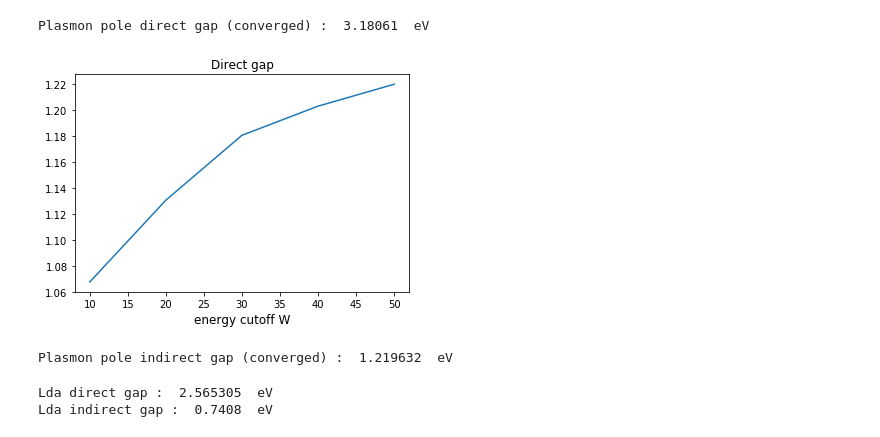
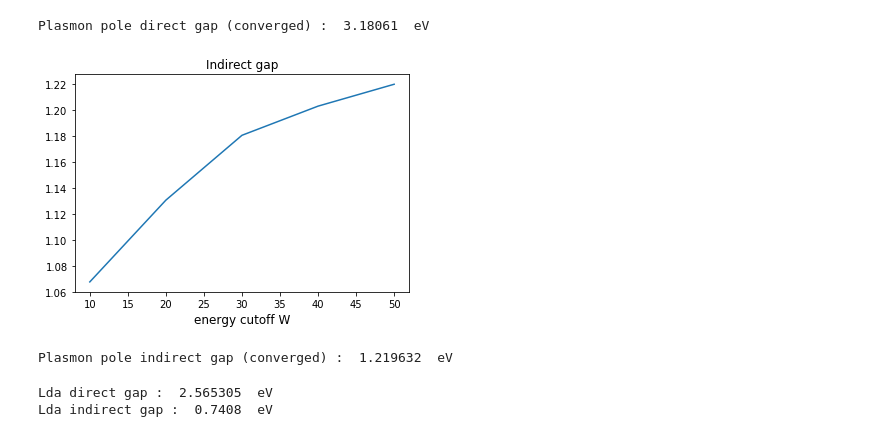
Before and after one commit to marcodalessandro76/Yambo-nb, a Jupyter notebook: Silicon-bulk/GW Convergence Analysis.ipynb, the cells around one changed output. Cells and saved outputs as stored; diff of their text form; code cells hidden in the pictures.

```diff
--- a/Si-equilibrium/GW convergence analysis/GW Convergence Analysis.ipynb
+++ b/Silicon-bulk/GW Convergence Analysis.ipynb
@@ -501,35 +497,35 @@ y = yamboDic[hf_kconv]['pp']
 # using indGap as difference between homo in Gamma(0,0,0)
 # and lumo in (0.0, -0.5, -0.5) (rlu)
 par = {2:[1,3], 4:[1,7], 6:[1,13], 8:[1,21]}
 
 indirGap = []
 for gnb in G0_nb:
     ind = 0
     for kVal,bndVal in zip(y[gnb]['KP'],y[gnb]['BND']):
         if kVal == par[hf_kconv][0] and bndVal == 4.0:
             break
         else:
             ind +=1
     EHomo = y[gnb]['E0'][ind] + y[gnb]['EmE0'][ind]
     ind = 0
     for kVal,bndVal in zip(y[gnb]['KP'],y[gnb]['BND']):
         if kVal == par[hf_kconv][1] and bndVal == 5.0:
             break
         else:
             ind +=1
     ELumo = y[gnb]['E0'][ind] + y[gnb]['EmE0'][ind]
     indirGap.append(ELumo-EHomo)
 
 plt.plot(G0_nb,indirGap)
 
 plt.xlabel('energy cutoff W',size=12)
-plt.title('Direct gap')
+plt.title('Indirect gap')
 plt.show()
 
 si_indirGap['pp'] = indirGap[-1]
 print 'Plasmon pole indirect gap (converged) : ',si_indirGap['pp'], ' eV'
 # %% [output]
-[figure, old version]
+[figure, new version]
 Plasmon pole indirect gap (converged) :  1.219632  eV
 # %%
 #lda direct band gap
```
Also changed, not shown: parts of 4 cells of this notebook, 3 other files.
